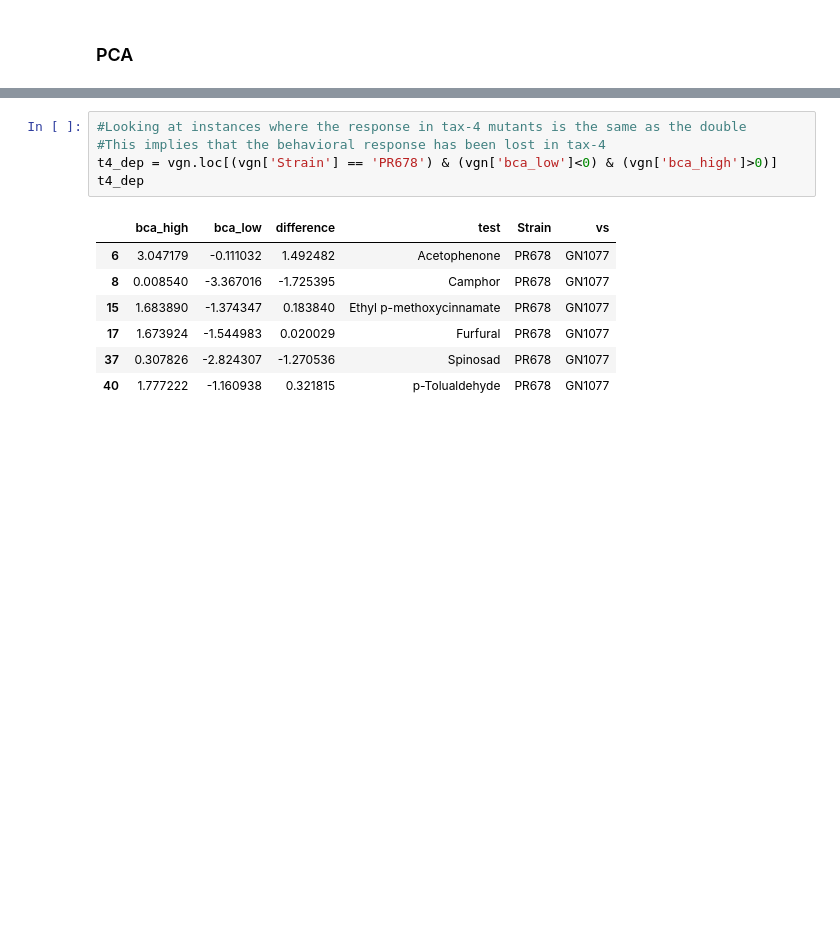
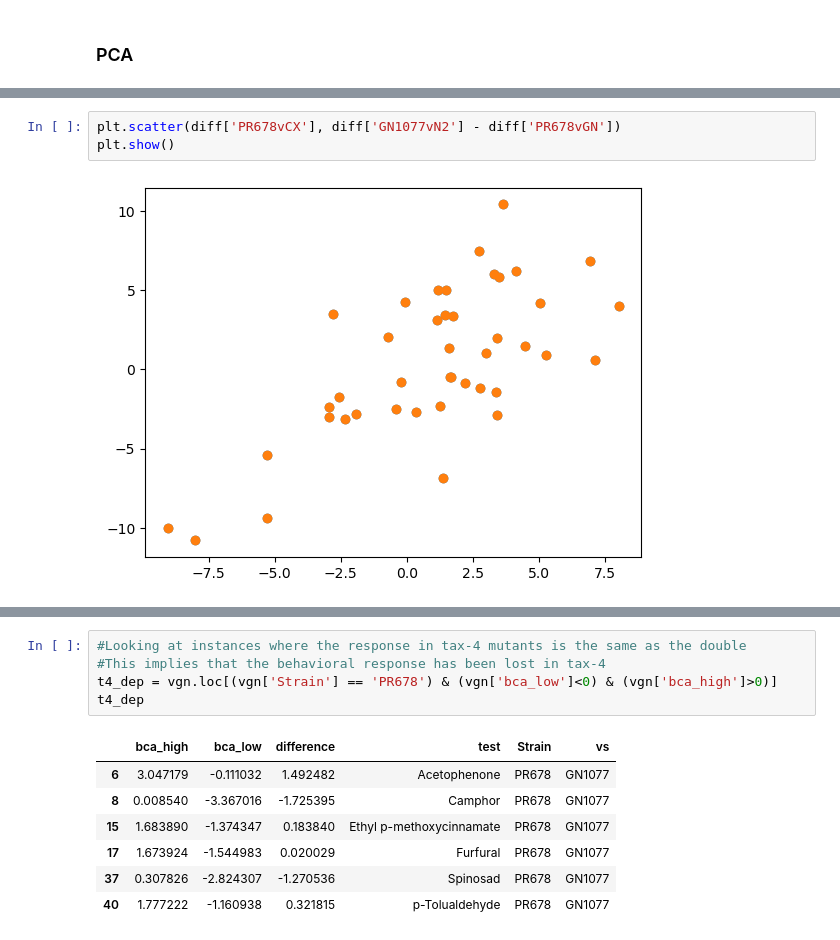
Before and after one commit to Neuroplant-Resources/Neuroplant-DataAnalysis, a Jupyter notebook: Manuscript plots/cluster_analysis.ipynb, the cells around one changed output, grey strips where cells are left out. Drawn from its saved outputs; the diff is of its cells as text; blank space fills up the shorter version.

```diff
--- a/Manuscript plots/cluster_analysis.ipynb
+++ b/Manuscript plots/cluster_analysis.ipynb
@@ -359,0 +221,5 @@ array([[-0.53250205, -0.53007417, -0.30824161, -0.028152  , -0.43521971,
+# %%
+plt.scatter(diff['PR678vCX'], diff['GN1077vN2'] - diff['PR678vGN'])
+plt.show()
+# %% [output]
+[figure, added]
```
Also changed, not shown: parts of 55 cells of this notebook, 30 other files.
